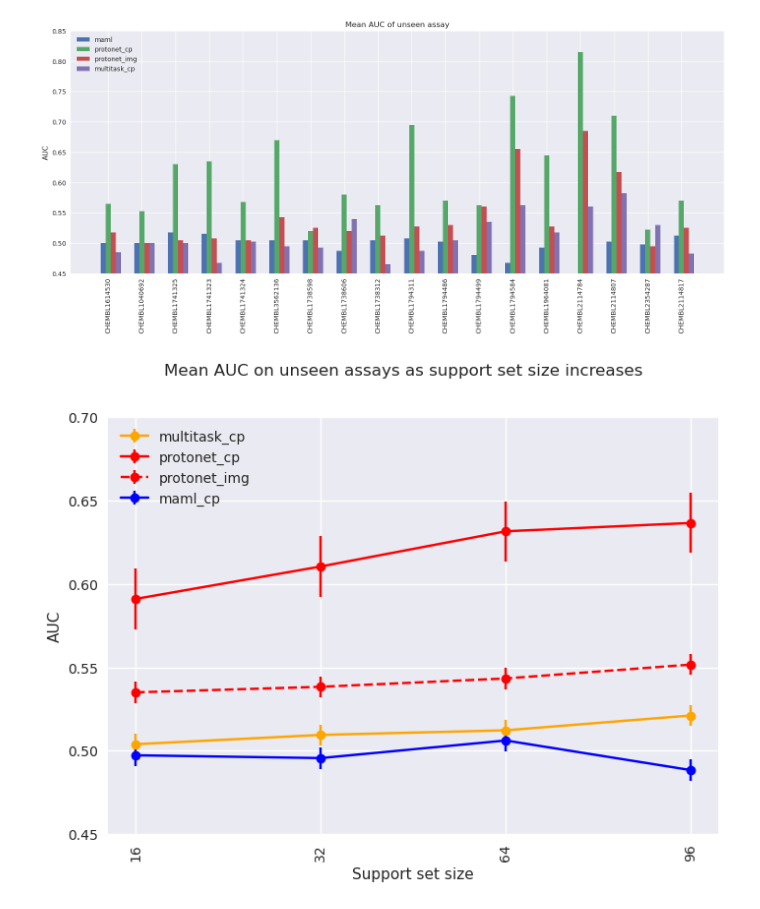
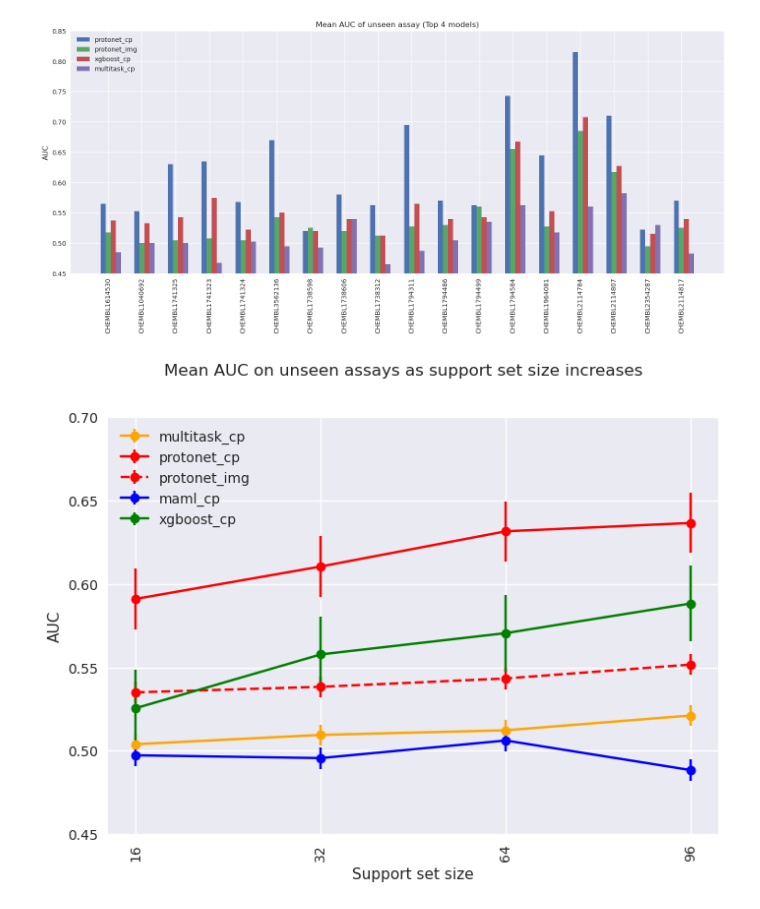
Before and after one commit to son-ha-264/FSL_CP, a Jupyter notebook: result/notebook/model_comparision.ipynb, the cells around one changed output. Cells and saved outputs as stored; diff of their text form; code cells hidden in the pictures.

```diff
--- a/result/notebook/model_comparision.ipynb
+++ b/result/notebook/model_comparision.ipynb
@@ -7,6 +7,7 @@ import seaborn as sns
 df_proto_auroc_cp = pd.read_csv('../result_summary3/protonet_cp_result_summary5.csv')
 df_multitask_auroc_cp = pd.read_csv('../result_summary3/multitask_cp_result_summary3.csv')
 df_maml_auroc_cp = pd.read_csv('../result_summary3/maml_cp_auroc_result_summary2.csv')
+df_xgboost_auroc_cp = pd.read_csv('../result_summary3/xgboost_cp_auroc_result_summary.csv')
 
 df_proto_auroc_img = pd.read_csv('../result_summary3/protonet_img_result_summary_4.csv')
 # %%
@@ -29,43 +30,50 @@ auroc_multitask_cp_16 = np.array([float(df_multitask_auroc_cp['16'][i].split('+/
 auroc_multitask_cp_32 = np.array([float(df_multitask_auroc_cp['32'][i].split('+/-')[0]) for i in range(len(df_multitask_auroc_cp))])
 auroc_multitask_cp_64 = np.array([float(df_multitask_auroc_cp['64'][i].split('+/-')[0]) for i in range(len(df_multitask_auroc_cp))])
 auroc_multitask_cp_96 = np.array([float(df_multitask_auroc_cp['96'][i].split('+/-')[0]) for i in range(len(df_multitask_auroc_cp))])
+
+auroc_xgboost_cp_16 = np.array([float(df_xgboost_auroc_cp['16'][i].split('+/-')[0]) for i in range(len(df_xgboost_auroc_cp))])
+auroc_xgboost_cp_32 = np.array([float(df_xgboost_auroc_cp['32'][i].split('+/-')[0]) for i in range(len(df_xgboost_auroc_cp))])
+auroc_xgboost_cp_64 = np.array([float(df_xgboost_auroc_cp['64'][i].split('+/-')[0]) for i in range(len(df_xgboost_auroc_cp))])
+auroc_xgboost_cp_96 = np.array([float(df_xgboost_auroc_cp['96'][i].split('+/-')[0]) for i in range(len(df_xgboost_auroc_cp))])
 # %%
 # Avg score of each method for each assay
 avg_proto_cp = np.mean([auroc_proto_cp_16, auroc_proto_cp_32, auroc_proto_cp_64, auroc_proto_cp_96], axis=0)
 avg_proto_img = np.mean([auroc_proto_img_16, auroc_proto_img_32, auroc_proto_img_64, auroc_proto_img_96], axis=0)
 avg_multitask_cp = np.mean([auroc_multitask_cp_16, auroc_multitask_cp_32, auroc_multitask_cp_64, auroc_multitask_cp_96], axis=0)
 avg_maml_cp = np.mean([auroc_maml_cp_16, auroc_maml_cp_32, auroc_maml_cp_64, auroc_maml_cp_96], axis=0)
+avg_xgboost_cp = np.mean([auroc_xgboost_cp_16, auroc_xgboost_cp_32, auroc_xgboost_cp_64, auroc_xgboost_cp_96], axis=0)
 labels = list(df_proto_auroc_cp['assay_chembl_id'])
 
 with plt.style.context(['seaborn-v0_8-deep', 'seaborn']):
     x = np.arange(len(labels))  # the label locations
     width = 0.15  # the width of the bars
 
     fig, ax = plt.subplots()
     fig.set_size_inches(15, 6)
-    rects1 = ax.bar(x - width, avg_maml_cp, width, label='maml')
-    rects2 = ax.bar(x, avg_proto_cp, width, label='protonet_cp')
-    rects3 = ax.bar(x + width, avg_proto_img, width, label='protonet_img')
-    rects4 = ax.bar(x + 2*width, avg_multitask_cp, width, label='multitask_cp')
+    #rects1 = ax.bar(x - width, avg_maml_cp, width, label='maml')
+    rects2 = ax.bar(x-width, avg_proto_cp, width, label='protonet_cp')
+    rects3 = ax.bar(x, avg_proto_img, width, label='protonet_img')
+    rects4 = ax.bar(x + width, avg_xgboost_cp, width, label='xgboost_cp')
+    rects5 = ax.bar(x + 2*width, avg_multitask_cp, width, label='multitask_cp')
 
     # Add some text for labels, title and custom x-axis tick labels, etc.
     ax.set_ylabel('AUC')
-    ax.set_title('Mean AUC of unseen assay')
+    ax.set_title('Mean AUC of unseen assay (Top 4 models)')
     ax.set_xticks(x, labels)
     ax.legend(loc='upper left')
 
     #ax.bar_label(rects1, padding=3)
     #ax.bar_label(rects2, padding=3)
 
     fig.tight_layout()
 
     plt.tick_params(axis='x', labelrotation=90)
 
     plt.ylim([0.45, 0.85])
     plt.savefig("../plots/Model_comparison_barplot1.png", bbox_inches='tight')
     plt.show()
 # %% [output]
-[figure, old version]
+[figure, new version]
 # %%
 # Best performing:
 ### CHEMBL3562136: PubChem BioAssay. qHTS Assay for Identifying Compounds that block Entry of Ebola Virus, Screen 2 blue channel.
@@ -79,6 +87,7 @@ avg_protonet_cp = [np.mean(auroc_proto_cp_16), np.mean(auroc_proto_cp_32), np.me
 avg_protonet_img = [np.mean(auroc_proto_img_16), np.mean(auroc_proto_img_32), np.mean(auroc_proto_img_64), np.mean(auroc_proto_img_96)]
 avg_multitask_cp = [np.mean(auroc_multitask_cp_16), np.mean(auroc_multitask_cp_32), np.mean(auroc_multitask_cp_64), np.mean(auroc_multitask_cp_96)]
 avg_maml_cp = [np.mean(auroc_maml_cp_16), np.mean(auroc_maml_cp_32), np.mean(auroc_maml_cp_64), np.mean(auroc_maml_cp_96)]
+avg_xgboost_cp = [np.mean(auroc_xgboost_cp_16), np.mean(auroc_xgboost_cp_32), np.mean(auroc_xgboost_cp_64), np.mean(auroc_xgboost_cp_96)]
 
 labels = ['16', '32', '64', '96']
 
@@ -87,6 +96,7 @@ with plt.style.context(['seaborn-v0_8-deep', 'seaborn']):
     plt.errorbar(labels, avg_protonet_cp, yerr=np.std(avg_protonet_cp), color='red', label='protonet_cp', marker='o')
     plt.errorbar(labels, avg_protonet_img, yerr=np.std(avg_protonet_img), color='red', linestyle='dashed', label='protonet_img', marker='o')
     plt.errorbar(labels, avg_maml_cp, yerr=np.std(avg_maml_cp), color='blue', label='maml_cp', marker='o')
+    plt.errorbar(labels, avg_xgboost_cp, yerr=np.std(avg_xgboost_cp), color='green', label='xgboost_cp', marker='o')
 
     # Add some text for labels, title and custom x-axis tick labels, etc.
     plt.ylabel('AUC')
@@ -106,5 +116,5 @@ with plt.style.context(['seaborn-v0_8-deep', 'seaborn']):
     plt.savefig("../plots/Model_comparison_lineplot1.png")
     plt.show()
 # %% [output]
-[figure, old version]
+[figure, new version]
 # %%
```
Also changed, not shown: parts of 1 cell of this notebook, 12 other files.
